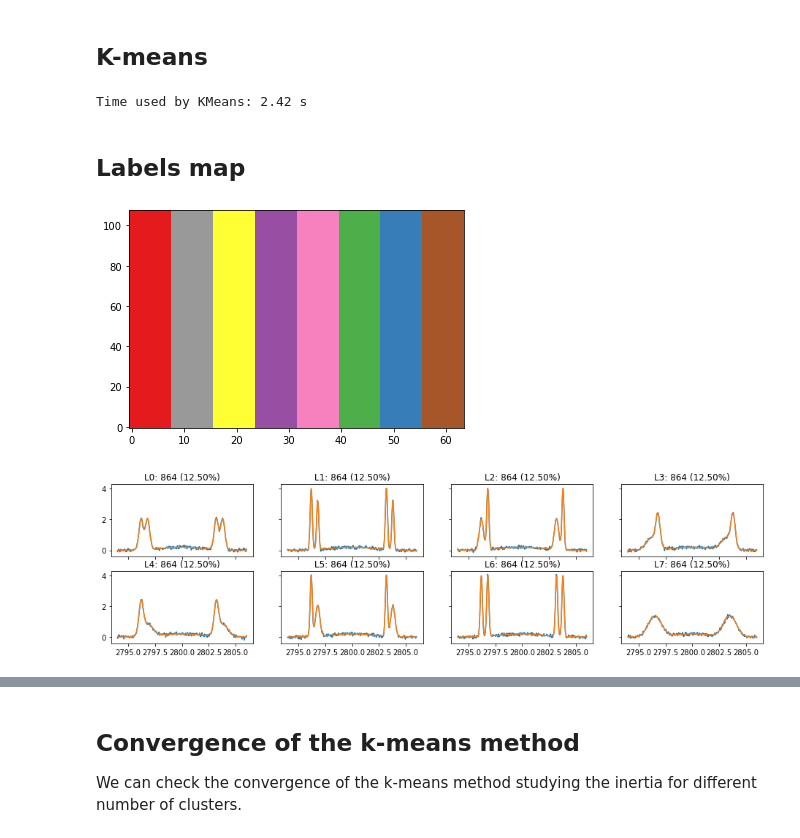
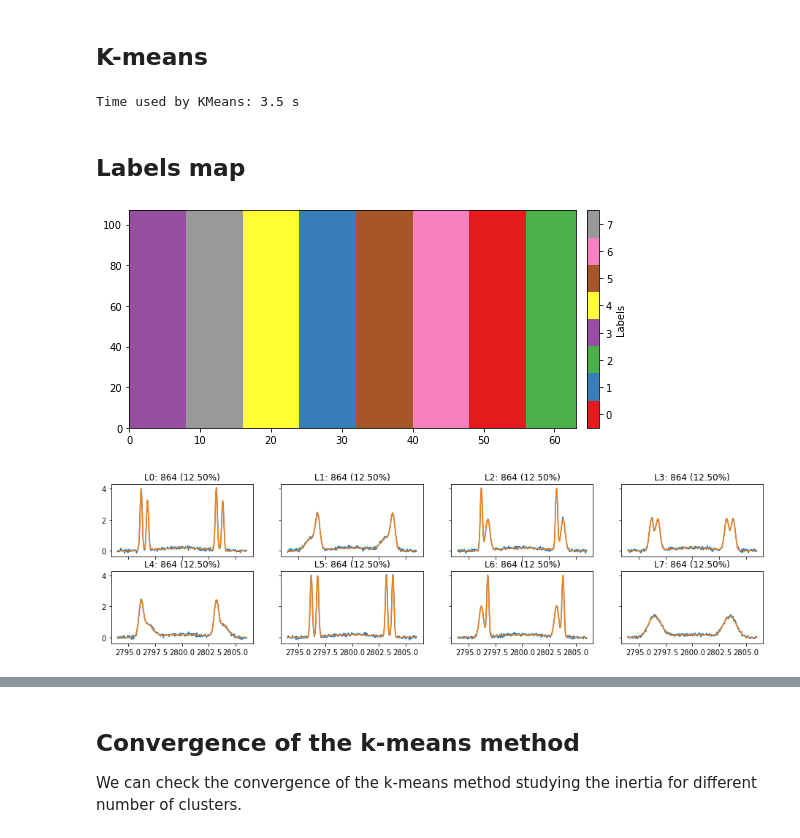
Before and after one commit to dnobrega/DNS, a Jupyter notebook: dnspy/notebooks/k_means_test.ipynb, the cells around one changed output, grey strips where cells are left out. Cells and saved outputs as stored; diff of their text form; code cells hidden in the pictures.

```diff
--- a/dnspy/notebooks/k_means_test.ipynb
+++ b/dnspy/notebooks/k_means_test.ipynb
@@ -123,7 +125,7 @@ do_pca = True
 if (do_pca):
     n_components = 200
     pca = PCA(n_components=n_components)
-    data_s = pca.fit_transform(data_s)
+    data_f = pca.fit_transform(data_s)
 
     features = range(1,n_components+1)
     fig, axs = plt.subplots(nrows=1, ncols=1, figsize=(16,4),facecolor='white')
@@ -138,6 +140,8 @@ if (do_pca):
                   str(n_components)+' ({0:.2f}%)'.format(100*n_components/nw)+
                   ' of the features: {0:.2f}%'.format(variance_per[-1]))
     plt.show()
+else:
+    data_f = data_s
 # %% [output]
 [figure]
 # %% [markdown]
@@ -154,11 +158,11 @@ random_state = 10  # Determines random number generation for centroid initializa
 
 start  = time.time()
 kmeans = KMeans(init="k-means++", n_clusters=n_clusters,
-                n_init=n_init, random_state=random_state).fit(data_s)
+                n_init=n_init, random_state=random_state).fit(data_f)
 end    = time.time()
 print('Time used by KMeans: {0:.3} s'.format(end - start))
 # %% [output]
-Time used by KMeans: 2.42 s
+Time used by KMeans: 3.5 s
 # %% [markdown]
 ## Labels map
 # %%
@@ -198,35 +202,50 @@ raster_k_mean   = np.zeros([n_clusters,nw])
 raster_k_median = np.zeros([n_clusters,nw])
 most_dif_loc    = np.zeros([n_clusters,2])
 most_sim_loc    = np.zeros([n_clusters,2])
 
 
 for k in range(n_clusters):
     labels_length[k] = len(labels[labels==k])
     clusters_per[k]  = 100*labels_length[k]/labels.size
 clusters_sorted = np.argsort(clusters_per)[::-1]
 for k in range(n_clusters):
     clusters_s[k,:] = clusters[clusters_sorted[k],:]
     labels_s[labels==clusters_sorted[k]] = k
 
     raster_k             = raster_m[labels==clusters_sorted[k]]
     raster_k_mean[k,:]   = np.mean(raster_k,   axis=0)
     raster_k_median[k,:] = np.median(raster_k, axis=0)
     val_most_dif = 0.0
     val_most_sim = 1e6
     for j in range(raster_k.shape[0]):
             temp_std = np.std(((raster_k[j,:]-raster_k_mean[k,:])))
             temp_max = np.max(np.abs(((raster_k[j,:]-raster_k_mean[k,:])/(raster_k_mean[k,:]+raster_k[j,:]))))
             if (temp_std > val_most_dif):
                 most_dif[k,:] = raster_k[j,:]
                 val_most_dif = temp_std
             if (temp_std < val_most_sim):
                 most_sim[k,:] = raster_k[j,:]
                 val_most_sim = temp_std
 
-plt.pcolormesh(xx,yy,labels_s.T,cmap="Set1")
+nlevel    = 8
+c_array   = plt.cm.get_cmap('Set1', nlevel)
+myset     = c_array(np.linspace(0, 1, nlevel))
+myset     = ListedColormap(myset)
+
+fig, axs = plt.subplots(1, 1,figsize=(8,4),facecolor='white')
+im       = axs.pcolormesh(xx,yy,labels_s.T, cmap=myset)
+p0       = axs.get_position().get_points().flatten()
+sep      = 0.02
+anch     = 0.02
+cax      = fig.add_axes([sep+p0[2], p0[1], anch, p0[3]-p0[1]])
+f        = fig.colorbar(im, cax=cax,
+                        ticks=np.arange((n_clusters-1)/(2*n_clusters),n_clusters,(n_clusters-1)/n_clusters))
+f.ax.set_yticklabels(np.arange(0,n_clusters+1,1))
+f.set_label(r"Labels")
+
 plt.show()
 # %% [output]
-[figure, old version]
+[figure, new version]
 # %%
 """
     We plot the most different profile and the representative profiles
@@ -241,4 +260,4 @@ for kk in range(n_clusters):
                                          clusters_per[clusters_sorted[kk]]))
 plt.show()
 # %% [output]
-[figure, old version]
+[figure, new version]
```
Also changed, not shown: parts of 6 cells of this notebook.
